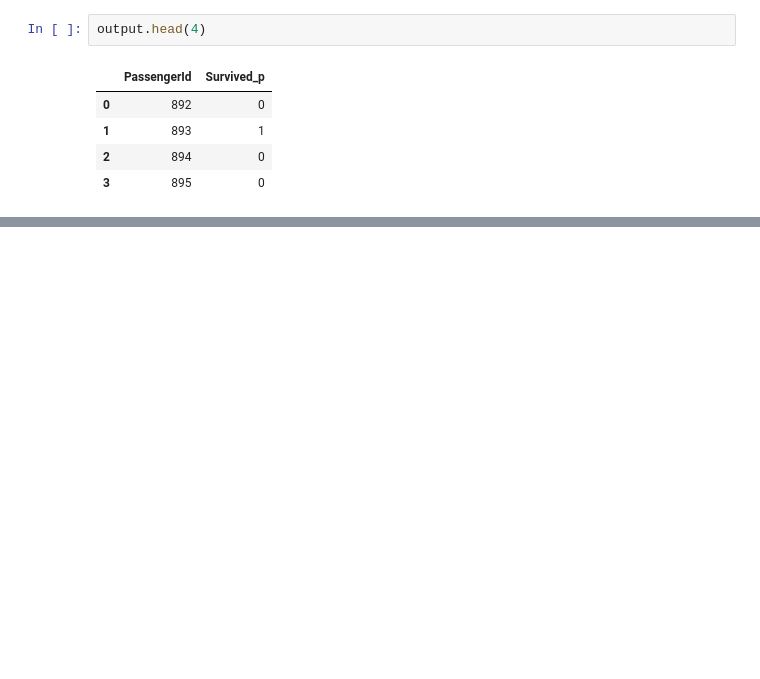
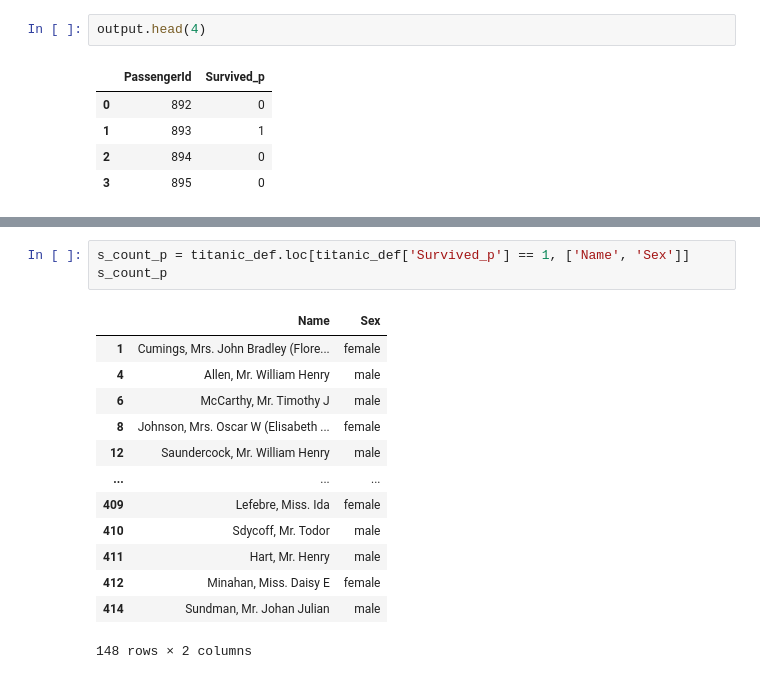
Before and after one commit to Likimeya/Titanic-kaggle, a Jupyter notebook: Titanic.ipynb, the cells around one changed output, grey strips where cells are left out. Drawn from its saved outputs; the diff is of its cells as text; blank space fills up the shorter version.

```diff
--- a/Titanic.ipynb
+++ b/Titanic.ipynb
@@ -345,0 +330,17 @@ grafic
+# %%
+s_count_p = titanic_def.loc[titanic_def['Survived_p'] == 1, ['Name', 'Sex']]
+s_count_p
+# %% [output]
+|  | Name | Sex |
+| 1 | Cumings, Mrs. John Bradley (Flore... | female |
+| 4 | Allen, Mr. William Henry | male |
+| 6 | McCarthy, Mr. Timothy J | male |
+| 8 | Johnson, Mrs. Oscar W (Elisabeth ... | female |
+| 12 | Saundercock, Mr. William Henry | male |
+| ... | ... | ... |
+| 409 | Lefebre, Miss. Ida | female |
+| 410 | Sdycoff, Mr. Todor | male |
+| 411 | Hart, Mr. Henry | male |
+| 412 | Minahan, Miss. Daisy E | female |
+| 414 | Sundman, Mr. Johan Julian | male |
+148 rows × 2 columns
```
Also changed, not shown: parts of 24 cells of this notebook.
